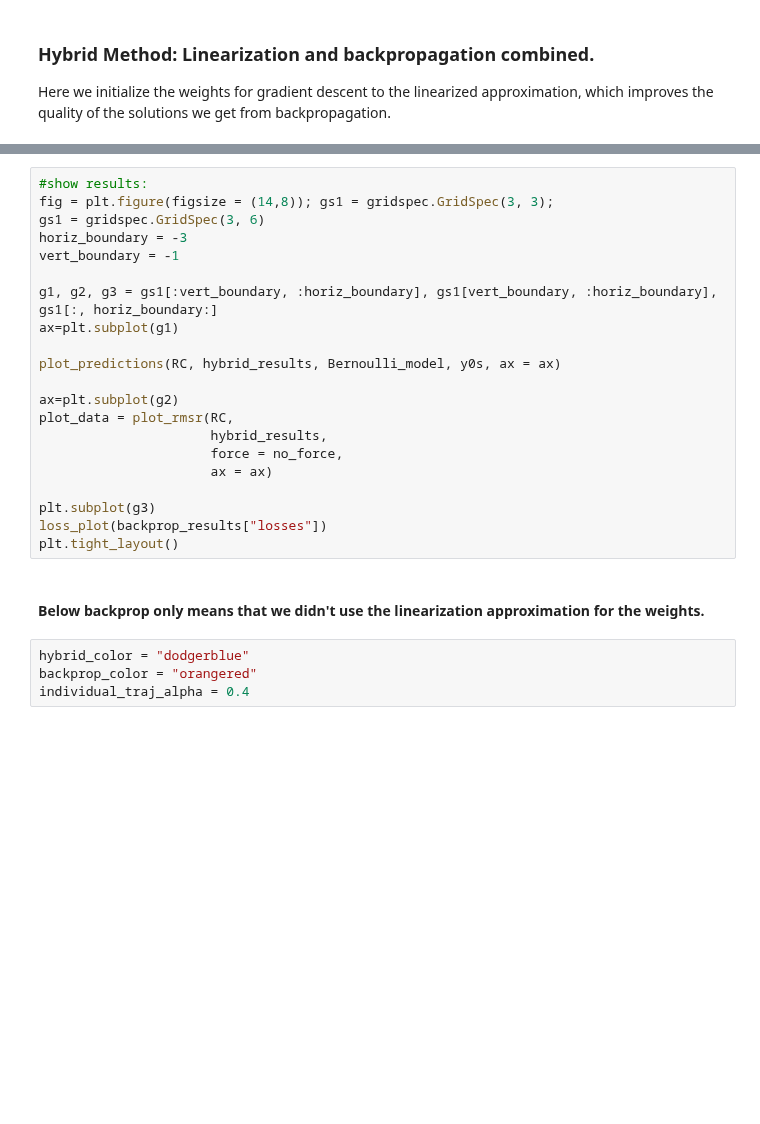
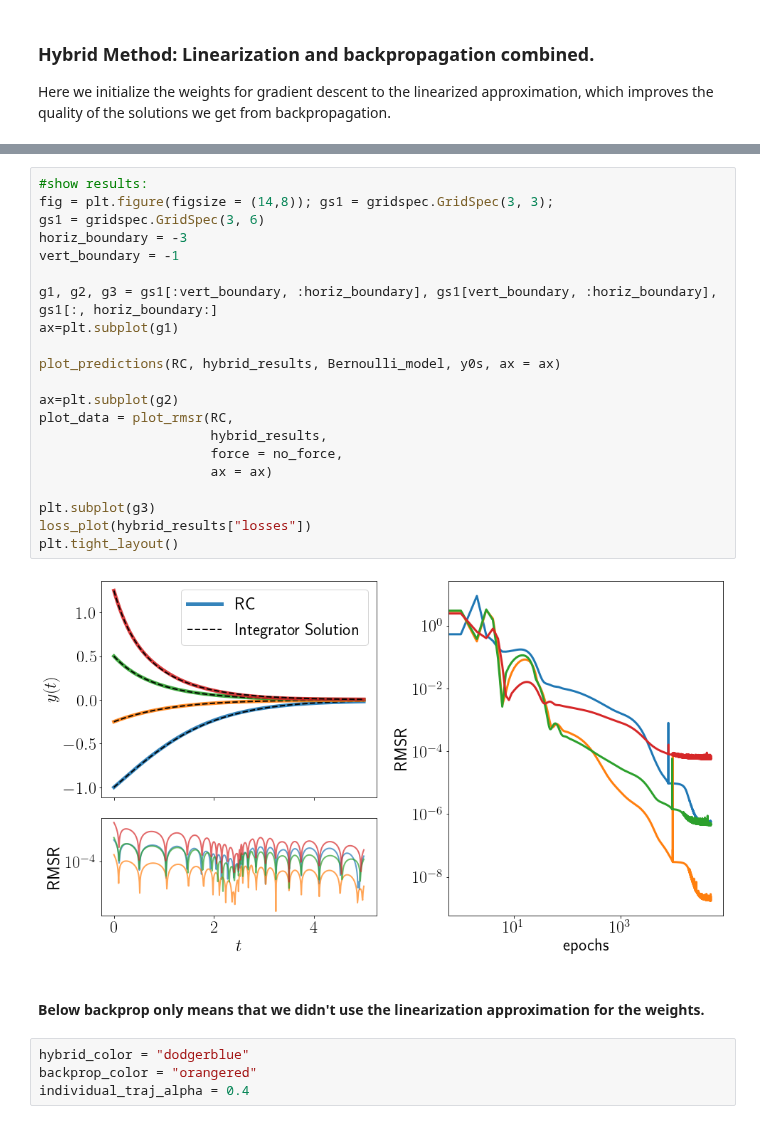
Before and after one commit to blindedjoy/RcTorch, a Jupyter notebook: final_notebooks/final_nl_1st_order.ipynb, the cells around one changed output, grey strips where cells are left out. Drawn from its saved outputs; the diff is of its cells as text; blank space fills up the shorter version.

```diff
--- a/final_notebooks/final_nl_1st_order.ipynb
+++ b/final_notebooks/final_nl_1st_order.ipynb
@@ -579,30 +585,32 @@ hybrid_results = RC.fit(backprop_f = optimize_last_layer,
 # %%
 #show results:
 fig = plt.figure(figsize = (14,8)); gs1 = gridspec.GridSpec(3, 3);
 gs1 = gridspec.GridSpec(3, 6)
 horiz_boundary = -3
 vert_boundary = -1
 
 g1, g2, g3 = gs1[:vert_boundary, :horiz_boundary], gs1[vert_boundary, :horiz_boundary], gs1[:, horiz_boundary:]
 ax=plt.subplot(g1)
 
 plot_predictions(RC, hybrid_results, Bernoulli_model, y0s, ax = ax)
 
 ax=plt.subplot(g2)
 plot_data = plot_rmsr(RC,
                       hybrid_results,
                       force = no_force,
                       ax = ax)
 
 plt.subplot(g3)
-loss_plot(backprop_results["losses"])
+loss_plot(hybrid_results["losses"])
 plt.tight_layout()
+# %% [output]
+[figure, added]
-# %% [markdown]
-#### Below backprop only means that we didn't use the linearization approximation for the weights.
-# %%
-hybrid_color = "dodgerblue"
-backprop_color = "orangered"
-individual_traj_alpha = 0.4
+# %% [markdown]
+#### Below backprop only means that we didn't use the linearization approximation for the weights.
+# %%
+hybrid_color = "dodgerblue"
+backprop_color = "orangered"
+individual_traj_alpha = 0.4
 # %%
 plt.figure(figsize = (9, 6))
 plt.title("Loss history comparison")
```
Also changed, not shown: parts of 11 cells of this notebook.
